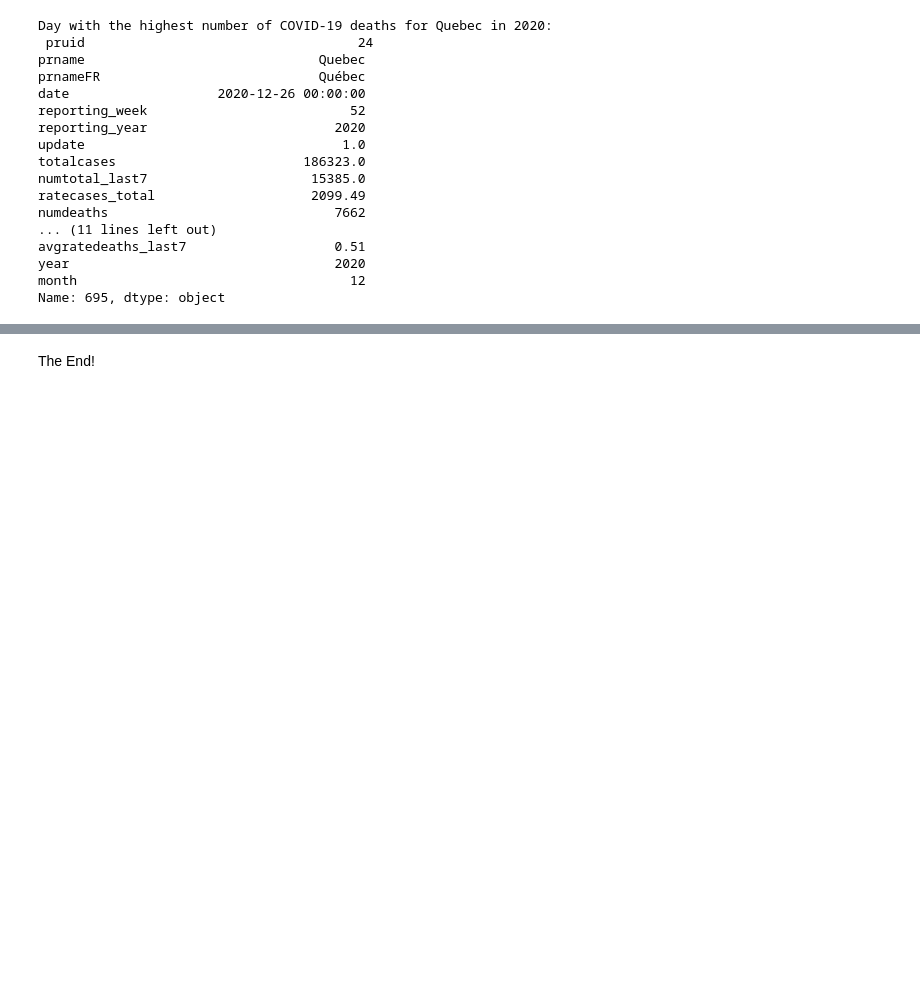
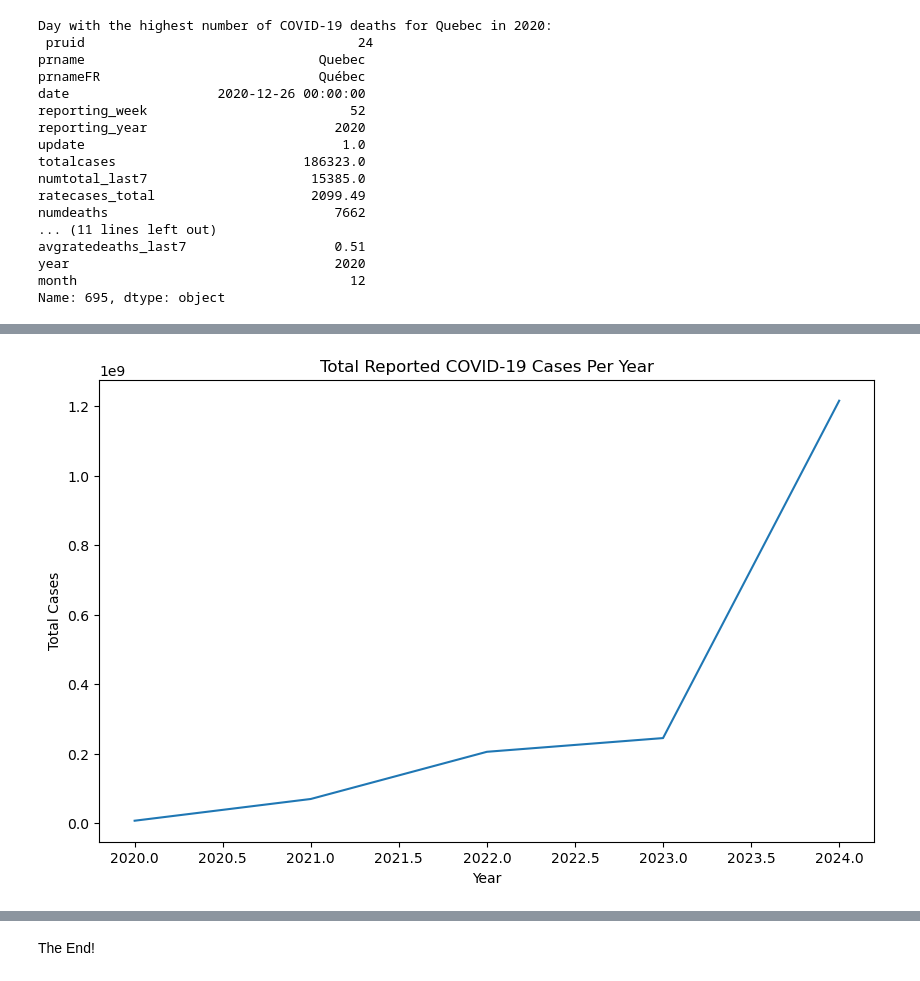
Before and after one commit to MiltonGreat/COVID-19, a Jupyter notebook: EDA COVID.ipynb, the cells around one changed output, grey strips where cells are left out. Cells and saved outputs as stored; diff of their text form; code cells hidden in the pictures; blank space fills up the shorter version.

```diff
--- a/EDA COVID.ipynb
+++ b/EDA COVID.ipynb
@@ -448,0 +476,10 @@ Name: 695, dtype: object
+# %%
+# Line plot for total reported cases per year
+plt.figure(figsize=(10, 6))
+sns.lineplot(x=yearly_data['year'], y=yearly_data['total_cases'])
+plt.title('Total Reported COVID-19 Cases Per Year')
+plt.xlabel('Year')
+plt.ylabel('Total Cases')
+plt.show()
+# %% [output]
+[figure, added]
```
Also changed, not shown: parts of 25 cells of this notebook.
